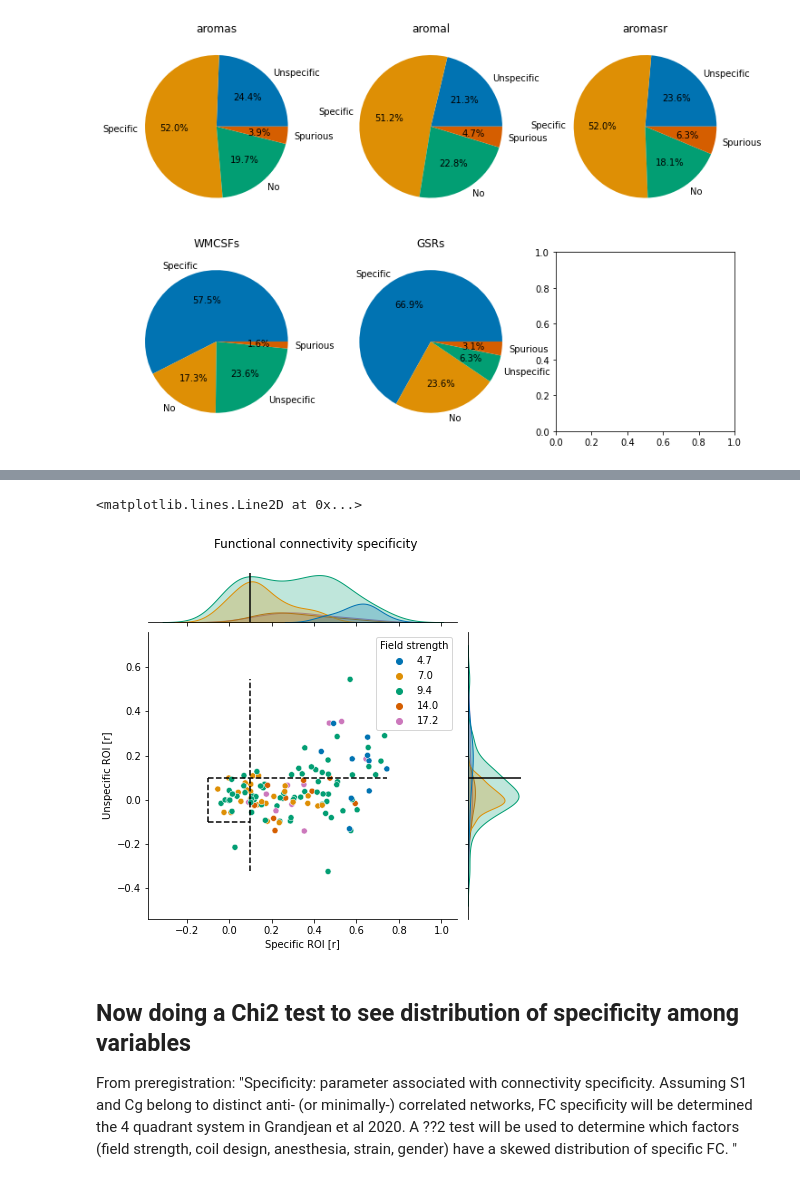
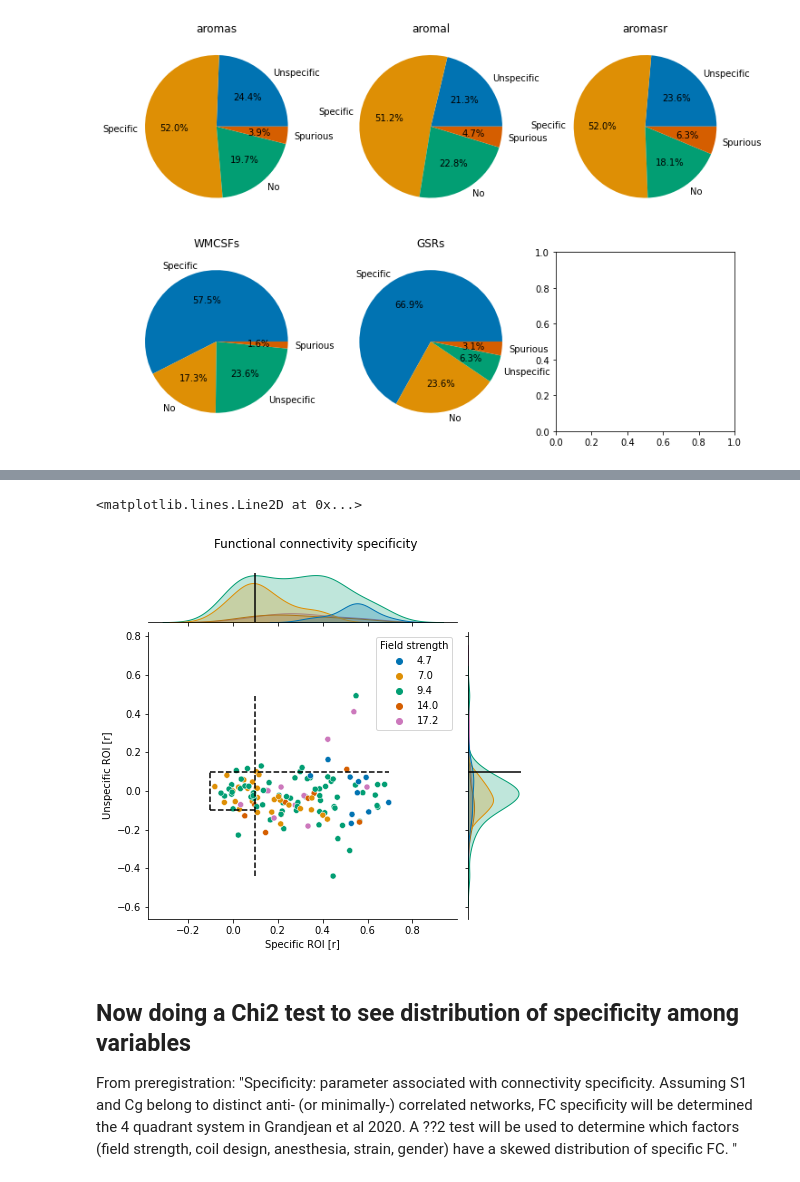
Before and after one commit to grandjeanlab/MultiRat, a Jupyter notebook: scripts/proj_analysis_sba_std.ipynb, the cells around one changed output, grey strips where cells are left out. Drawn from its saved outputs; the diff is of its cells as text; code cells hidden in the pictures.

```diff
--- a/scripts/proj_analysis_sba_std.ipynb
+++ b/scripts/proj_analysis_sba_std.ipynb
@@ -437,22 +437,22 @@ plt.show()
 # %%
-ax6 = sns.jointplot(data=df_exclude, x='WMCSFs_S1bf_S1bf', y='WMCSFs_S1bf_ACA', hue='Field_strength')
+ax6 = sns.jointplot(data=df_exclude, x='GSRs_S1bf_S1bf', y='GSRs_S1bf_ACA', hue='Field_strength')
 #ax6.plot_joint(sns.kdeplot,linestyles='dashed', zorder=0, levels=6)
 
 sns.set_palette("colorblind")
 
 ax6.fig.suptitle('Functional connectivity specificity')
 ax6.fig.subplots_adjust(top=0.9)
 ax6.ax_joint.set(xlabel='Specific ROI [r]', ylabel='Unspecific ROI [r]')
 ax6.ax_joint.get_legend().set_title('Field strength')
-ax6.ax_joint.vlines(0.1,ymin=min(df_exclude['WMCSFs_S1bf_ACA']),ymax=max(df_exclude['WMCSFs_S1bf_ACA']),linestyles='dashed', color='black')
+ax6.ax_joint.vlines(0.1,ymin=min(df_exclude['GSRs_S1bf_ACA']),ymax=max(df_exclude['GSRs_S1bf_ACA']),linestyles='dashed', color='black')
 ax6.ax_joint.vlines(-0.1, -0.1,0.1,linestyles='dashed', color='black')
 ax6.ax_joint.hlines(-0.1, -0.1,0.1,linestyles='dashed', color='black')
-ax6.ax_joint.hlines(0.1, -0.1,xmax=max(df_exclude['WMCSFs_S1bf_S1bf']),linestyles='dashed', color='black')
+ax6.ax_joint.hlines(0.1, -0.1,xmax=max(df_exclude['GSRs_S1bf_S1bf']),linestyles='dashed', color='black')
 ax6.ax_marg_x.axvline(x=0.1, color='black')
 ax6.ax_marg_y.axhline(y=0.1, color='black')
 # %% [output]
 <matplotlib.lines.Line2D at 0x...>
-[figure, old version]
+[figure, new version]
 # %% [markdown]
 ## Now doing a Chi2 test to see distribution of specificity among variables
 
```
Also changed, not shown: parts of 13 cells of this notebook, 46 other files.
